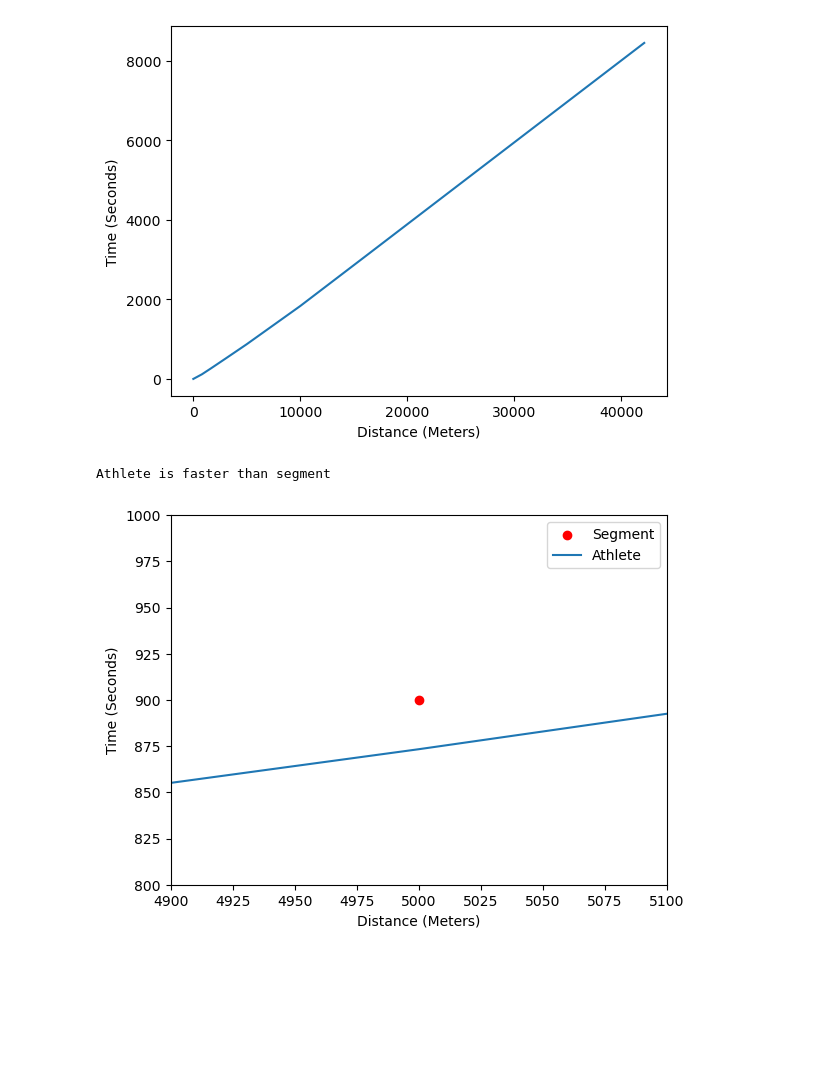
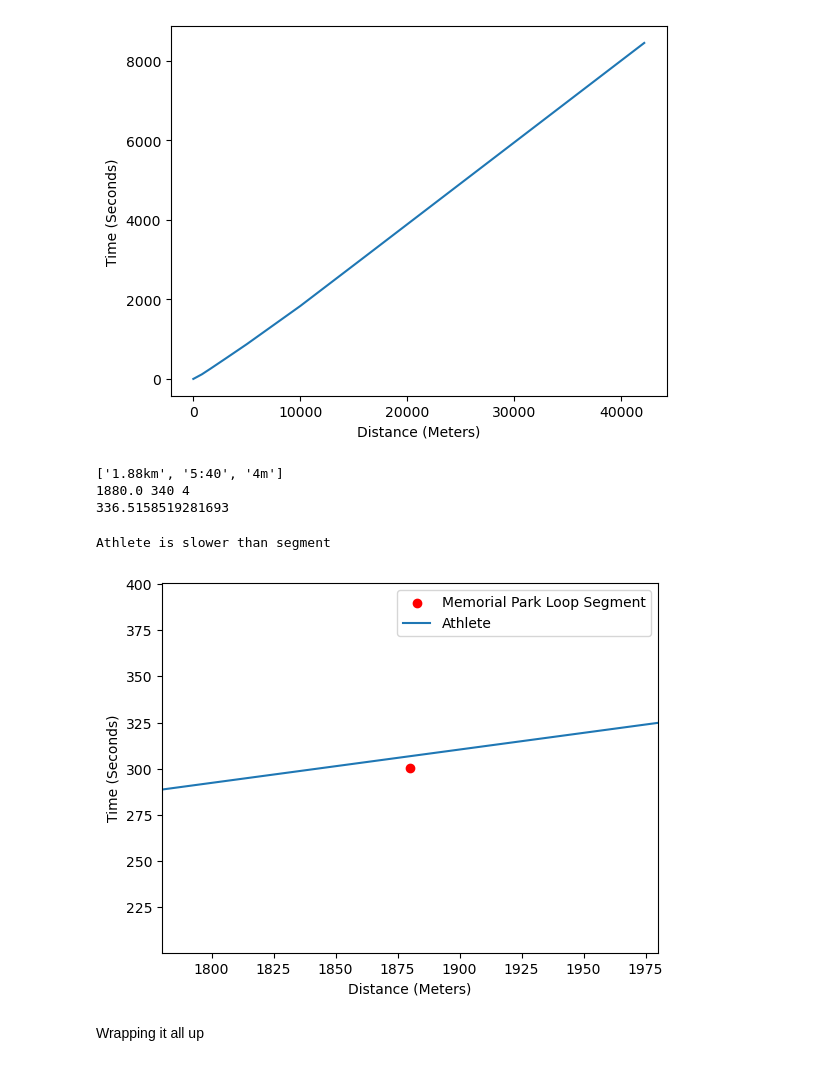
Before and after one commit to jwzj720/Strava_segment_leader_predictor, a Jupyter notebook: athlete_v_segment.ipynb, the cells around one changed output. Drawn from its saved outputs; the diff is of its cells as text; code cells hidden in the pictures; blank space fills up the shorter version.

Commit message:
athlete v segment first attempt

```diff
--- a/athlete_v_segment.ipynb
+++ b/athlete_v_segment.ipynb
@@ -63,9 +64,18 @@ plot_data = graph_distance_v_time(get_equivalent_time_all_records(percentage))
 # Break down a run into 10m stretches
 # GAP is 10/160.09 seconds per 44/160.09 ft gain/drop per 10m
 # So for a 10m run in
+# %%
+def calc_GAP(distance,time,elevation_gain):
+    # presume distance in meterss and elevation_gain in meters
+    meters_to_miles_conversion = 1/1609.44
+    ft_to_meters_conversion = 1/3.281
+    pace = time/distance
+    GAP_addition = -10 * (elevation_gain/(distance*meters_to_miles_conversion)) * ((distance*meters_to_miles_conversion)/(44*ft_to_meters_conversion))
+    GAP = pace + GAP_addition/1609.44
+    return GAP
 # %%
 # Need to determine whether a point is above or below graph line
-def graph_segment_on_athlete_curve(plot_data,segment_data):
+def graph_segment_on_athlete_curve(plot_data,segment_data,segment_name):
     plt.xlabel("Distance (Meters)")
     plt.ylabel("Time (Seconds)")
     plot_x_nearest_to_segment = min(plot_data[0], key=lambda x:abs(x-segment_data[0]))
@@ -75,7 +85,7 @@ def graph_segment_on_athlete_curve(plot_data,segment_data):
     # TODO find a way to check if above or below line instantly
     plt.axis([segment_data[0]-100,segment_data[0]+100,
     min(plot_x_nearest_to_segment,segment_data[1]-100),max(plot_y_nearest_to_segment,segment_data[1]+100)])
-    plt.scatter([segment_data[0]],[segment_data[1]],color="red",label="Segment")
+    plt.scatter([segment_data[0]],[segment_data[1]],color="red",label=f"{segment_name} Segment")
     plt.plot(plot_data[0],plot_data[1],label="Athlete")
     plt.legend()
     plt.show()
@@ -104,10 +114,43 @@ def calc_above_or_below_plt_line(plot_data,segment_data):
         print('Athlete is slower than segment')
     else:
         print('Athlete is exactly as fast as segment')
+# %%
+import json
+import datetime
+def get_segment_data_from_file(filename,segment_id):
+        with open(filename,"r") as file:
+                segment_data_dict = json.load(file)
+        return segment_data_dict[segment_id]
+
+def convert_segment_data_to_floats(segment_data:list):
+        meters = float(segment_data[0][:-2])*1000
+        hours_10s  = int(segment_data[1][-8]) if len(segment_data[1]) > 7 else 0
+        hours_1s  = int(segment_data[1][-7]) if len(segment_data[1]) > 6 else 0
+        mins_10s =  int(segment_data[1][-5]) if len(segment_data[1]) > 4 else 0
+        mins_1s  = int(segment_data[1][-4]) if len(segment_data[1]) > 3 else 0
+        seconds_10s = int(segment_data[1][-2]) if len(segment_data[1]) > 1 else 0
+        seconds_1s = int(segment_data[1][-1]) if len(segment_data[1]) > 0 else 0
+        total_seconds = (36000*hours_10s)+(3600*hours_1s)+(600*mins_10s)+(60*mins_1s)+ (10*seconds_10s) + seconds_1s
+        evelation_gain = int(segment_data[2][:-1])
+        return meters,total_seconds,evelation_gain
+# %%
+
+segment_data = get_segment_data_from_file("data/scraped_segment_data.json","1439652")
+print(segment_data)
+distance,time,gain = convert_segment_data_to_floats(segment_data)
+print(distance,time,gain)
+grade_adjusted_time = calc_GAP(distance,time,gain) * distance
+print(grade_adjusted_time)
+# %% [output]
+['1.88km', '5:40', '4m']
+1880.0 340 4
+336.5158519281693
 # %%
-segment_data = (5000,900)
+segment_data = (distance,grade_adjusted_time) # distance,time
 calc_above_or_below_plt_line(plot_data,segment_data)
-graph_segment_on_athlete_curve(plot_data,segment_data)
+graph_segment_on_athlete_curve(plot_data,segment_data,"Memorial Park Loop")
 # %% [output]
-Athlete is faster than segment
+Athlete is slower than segment
-[figure, old version]
+[figure, new version]
+# %% [markdown]
+Wrapping it all up
```
Also changed, not shown: parts of 3 cells of this notebook.
